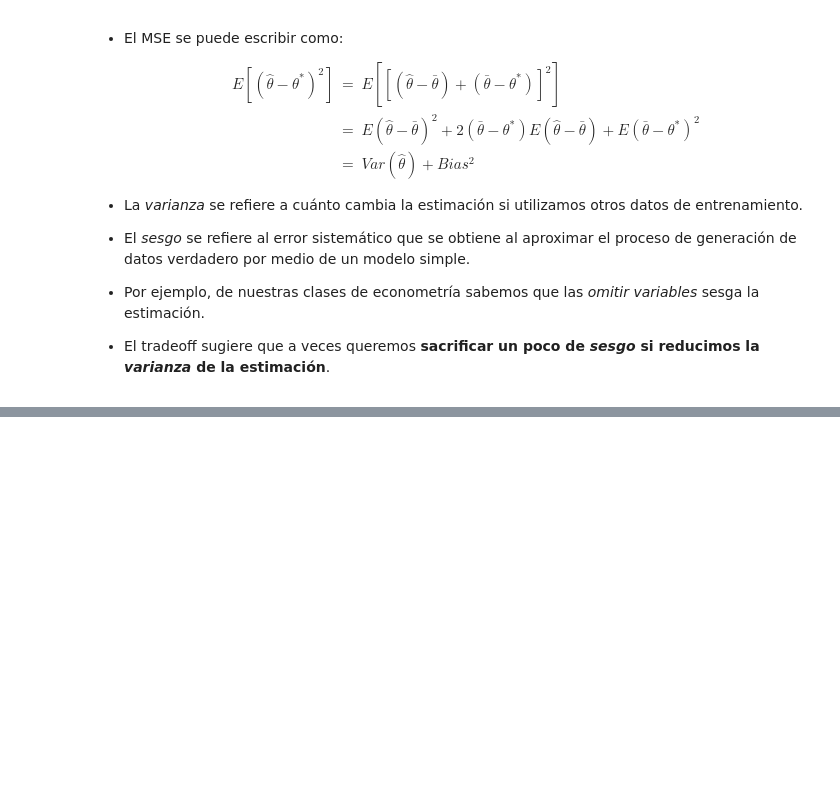
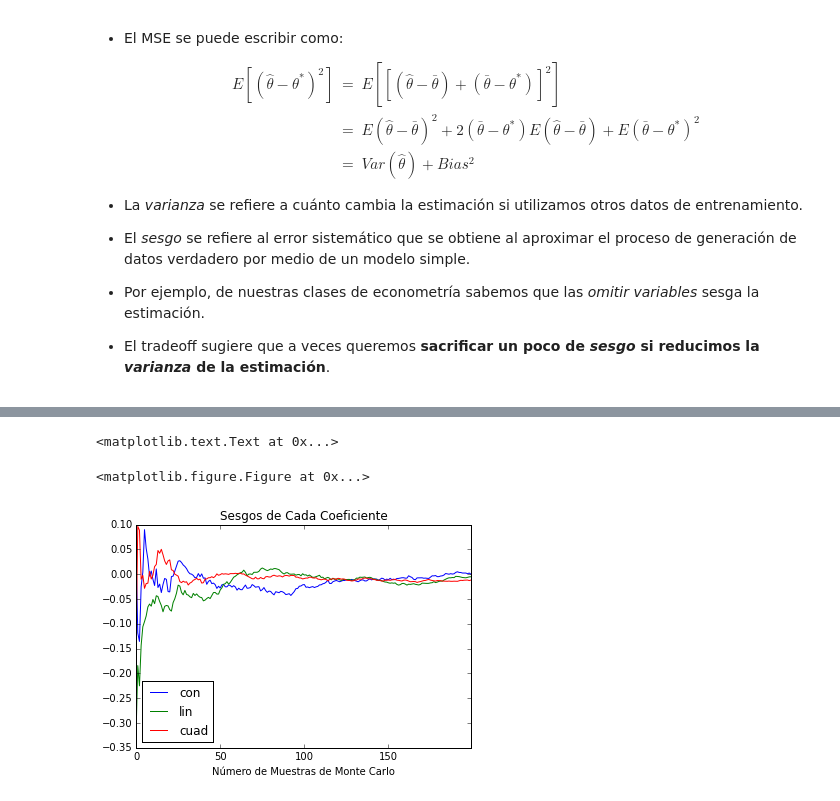
Before and after one commit to dvaughan79/New_CIDE_Analytics, a Jupyter notebook: 6_Intro_MachineLearning.ipynb, the cells around one changed output, grey strips where cells are left out. Drawn from its saved outputs; the diff is of its cells as text; code cells hidden in the pictures; blank space fills up the shorter version.

```diff
--- a/6_Intro_MachineLearning.ipynb
+++ b/6_Intro_MachineLearning.ipynb
@@ -176,0 +348,33 @@ $$
+# %%
+N = 200
+# Inicialicemos los parámetros y las X por fuera:
+x = np.random.randn(N,1)
+xmat = np.concatenate((np.ones((N,1)), x, np.power(x,2)), axis=1)
+beta_true = np.array([-2,3,-2]).reshape((3,1))
+# Iinicialicemos el número de iteraciones y el vector donde guardaremos los resultados
+MaxIter = 200
+BetaMat = np.zeros((MaxIter,3))
+BetaMat[:,:] = np.nan
+BiasMat = np.zeros((MaxIter,3))
+# listos para empezar
+for k in range(MaxIter):
+    # Para el término de error vamos a utilizar una varianza mayor
+    epsilon = np.sqrt(10)*np.random.randn(N,1)
+    # coeficientes verdaderos: queremos una función cóncava (sin ninguna razón especial)
+    y = np.dot(xmat,beta_true) + epsilon
+    # Estimemos el modelo
+    betahat, mse, ssr, yhat = olsfun(y,xmat)
+    BetaMat[k,:] = betahat.flatten()
+    # Promedio hasta acá
+    mean_beta = np.nanmean(BetaMat,axis=0)
+    BiasMat[k,:] = beta_true.flatten() - mean_beta
+
+# Grafiquemos los sesgos:
+plt.figure(1)
+pd.DataFrame(BiasMat,columns=['con','lin','cuad']).plot()
+plt.title('Sesgos de Cada Coeficiente')
+plt.xlabel(u'Número de Muestras de Monte Carlo')
+# %% [output]
+<matplotlib.text.Text at 0x...>
+<matplotlib.figure.Figure at 0x...>
+[figure, added]
```
Also changed, not shown: parts of 20 cells of this notebook, 4 other files.
